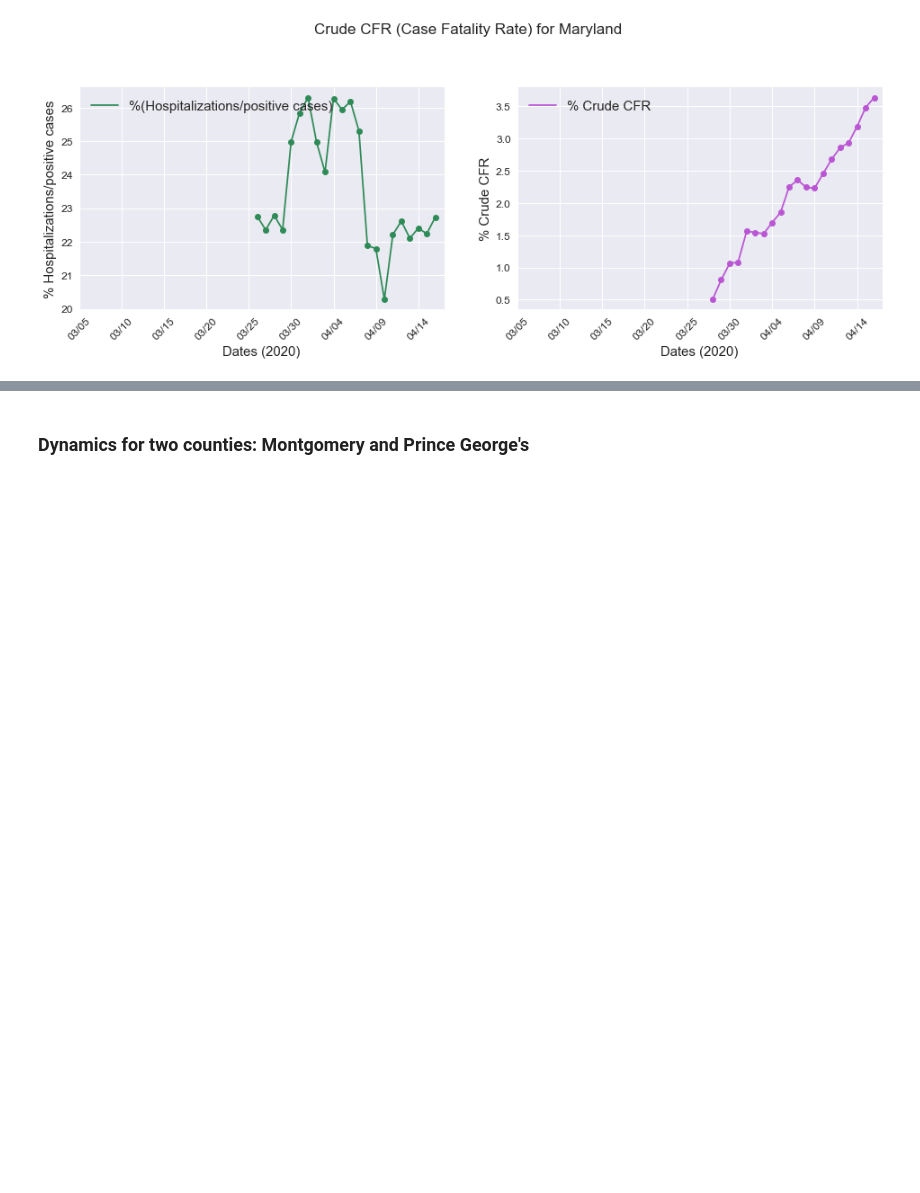
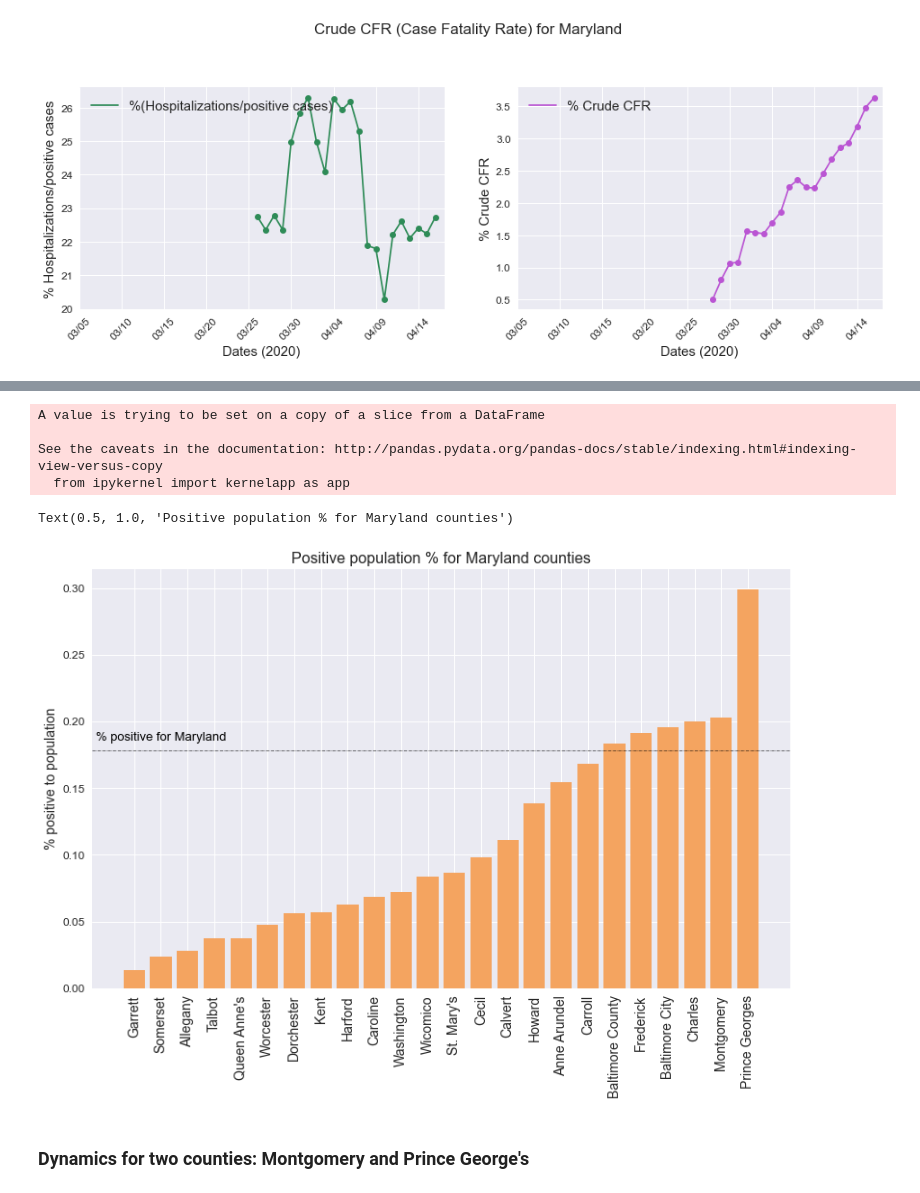
Before and after one commit to akonstodata/md_county_covid, a Jupyter notebook: code/MD_COVID_Dynamics_model_choose.ipynb, the cells around one changed output, grey strips where cells are left out. Drawn from its saved outputs; the diff is of its cells as text; code cells hidden in the pictures; blank space fills up the shorter version.

```diff
--- a/code/MD_COVID_Dynamics_model_choose.ipynb
+++ b/code/MD_COVID_Dynamics_model_choose.ipynb
@@ -24,8 +26,19 @@ md_county=pd.read_csv(url,sep=',',header='infer', parse_dates=[1],index_col=0)
 # %%
+# import additional data
+
+# hospitalization and deaths counts for Maryland
 url='https://raw.githubusercontent.com/akonstodata/md_county_covid/master/data/MD_covid_H.csv'
 md_xtra=pd.read_csv(url,sep=',',header='infer', parse_dates=[1],index_col=0)
+
+# deaths counts for all counties
 url='https://raw.githubusercontent.com/akonstodata/md_county_covid/master/data/MD_covid_D.csv'
 md_d=pd.read_csv(url,sep=',',header='infer', parse_dates=[1],index_col=0)
+md_d_today=md_d.iloc[-1]
+md_d_today=md_d_today.iloc[0:-2]
+
+# maryland population demographics
+url='https://raw.githubusercontent.com/akonstodata/md_county_covid/master/data/MD_2019_pop.csv'
+md_pop=pd.read_csv(url,sep=',',header='infer',index_col=0)
 # %%
 md_county.tail()
 # %% [output]
@@ -343,0 +382,9 @@ plt.show()
+# %%
+md_p_today=md_county.iloc[-1]
+md_p_pop=pd.DataFrame(index=md_pop.index[0:-6],columns=["positive","pop","fraction"])
+for county in md_pop.index[0:-6]:
+    county_p = md_p_today.loc[county]
+    county_pop=md_pop.loc[county]["Population_2019"]
+    md_p_pop.loc[county]["positive"]=county_p
+    md_p_pop.loc[county,"pop"]=county_pop
+    md_p_pop.loc[county,"fraction"] = round(county_p/county_pop*100,4)
@@ -344,3 +412,22 @@ plt.show()
+# %%
+county_frac=md_p_pop.iloc[0:-1]
+county_frac.sort_values(by="fraction",inplace=True)
+frac_county=county_frac["fraction"].values
+plt.figure(figsize=(13,8));
+plt.bar(range(county_frac.shape[0]),frac_county,color='sandybrown')
+plt.ylabel("% positive to population",fontsize=14)
+plt.yticks(fontsize=12)
+plt.axhline(y=md_p_pop.loc["Total"]["fraction"],color='black', linewidth=0.5,linestyle='-.');
+plt.text(1,md_p_pop.loc["Total"]["fraction"]+0.01,"% positive for Maryland",rotation=0,color='black',fontsize = 13,verticalalignment='center',horizontalalignment='center')
+plt.xticks(range(county_frac.shape[0]),county_frac.index, rotation=90,fontsize=14);
+plt.title("Positive population % for Maryland counties",fontsize=16)
+# %% [output]
+A value is trying to be set on a copy of a slice from a DataFrame
+
+See the caveats in the documentation: http://pandas.pydata.org/pandas-docs/stable/indexing.html#indexing-view-versus-copy
+  from ipykernel import kernelapp as app
+Text(0.5, 1.0, 'Positive population % for Maryland counties')
+[figure, added]
 # %% [markdown]
 ### Dynamics for two counties: Montgomery and Prince George's
 # %%
```
Also changed, not shown: parts of 12 cells of this notebook, 3 other files.
